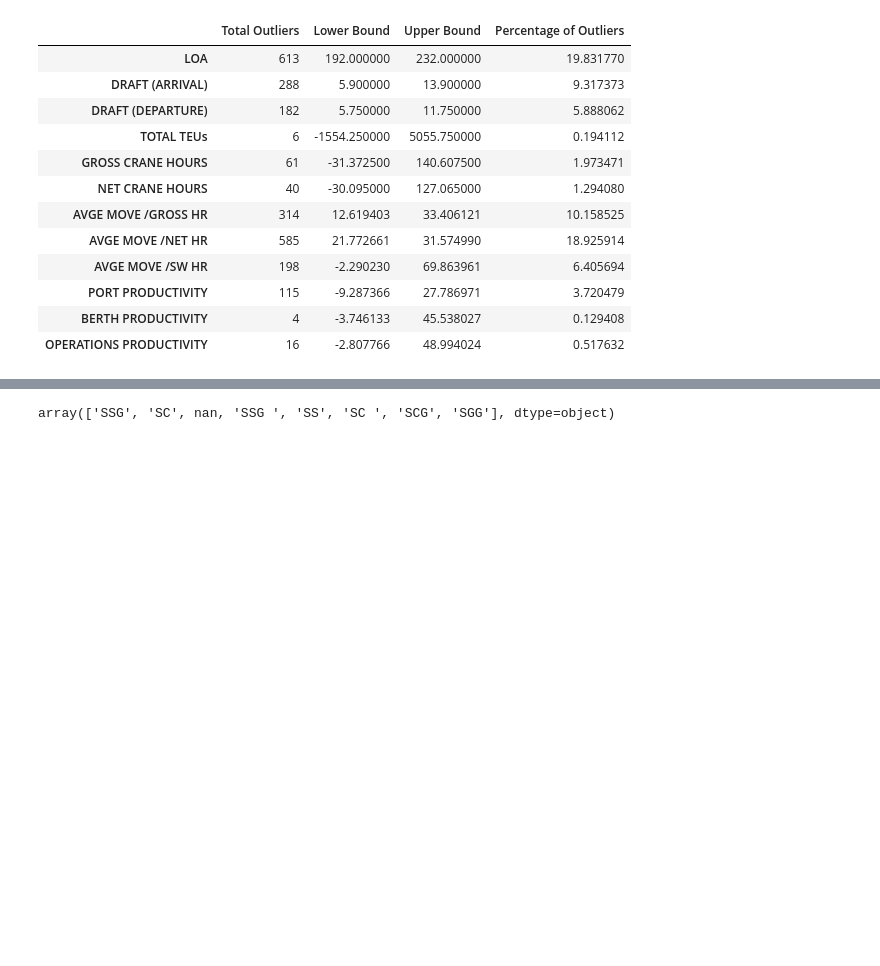
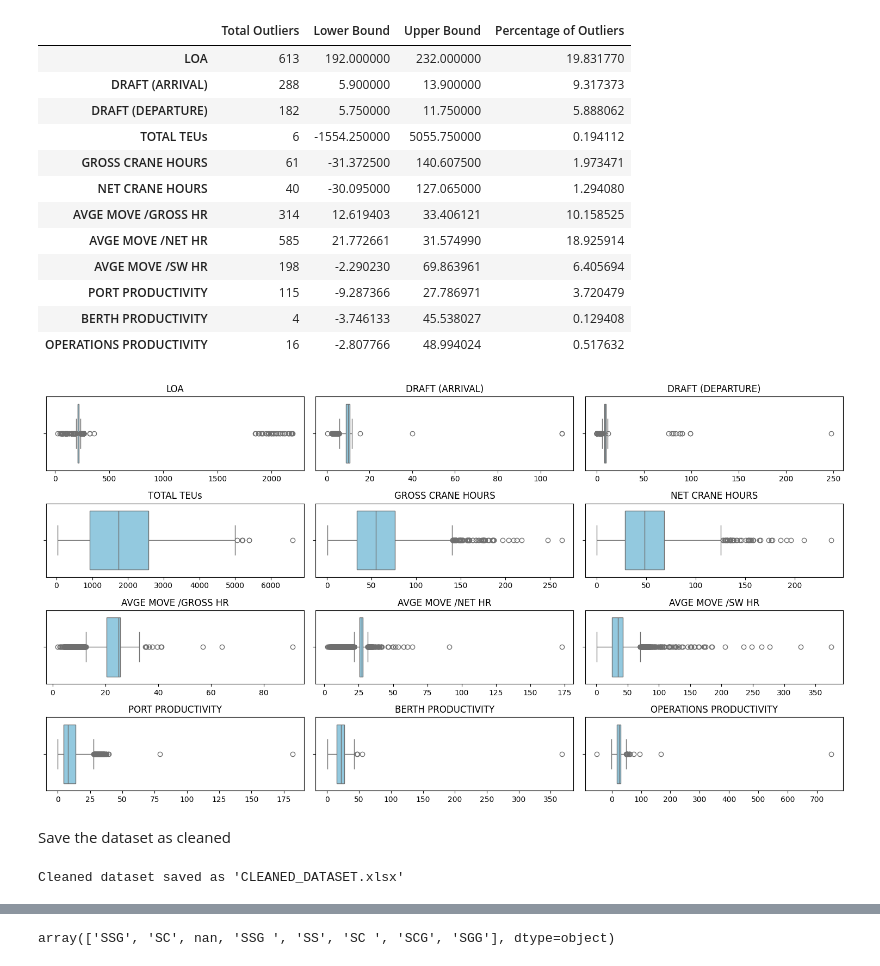
Before and after one commit to Athman-Athman/RESEARCH, a Jupyter notebook: RESEARCH_DATA_ANALYSIS_VTT_NOV_24.ipynb, the cells around one changed output, grey strips where cells are left out. Cells and saved outputs as stored; diff of their text form; code cells hidden in the pictures; blank space fills up the shorter version.

```diff
--- a/RESEARCH_DATA_ANALYSIS_VTT_NOV_24.ipynb
+++ b/RESEARCH_DATA_ANALYSIS_VTT_NOV_24.ipynb
@@ -296,3 +265,29 @@ display(outlier_summary)
 | PORT PRODUCTIVITY | 115 | -9.287366 | 27.786971 | 3.720479 |
 | BERTH PRODUCTIVITY | 4 | -3.746133 | 45.538027 | 0.129408 |
 | OPERATIONS PRODUCTIVITY | 16 | -2.807766 | 48.994024 | 0.517632 |
+# %%
+import matplotlib.pyplot as plt
+import seaborn as sns
+
+# Set up the figure for subplots
+plt.figure(figsize=(15, 8))
+
+# Loop through features and create a subplot for each
+for i, feature in enumerate(key_features, 1):
+    if feature in data.columns:
+        plt.subplot(4, 3, i)  # Adjust rows/columns as needed
+        sns.boxplot(x=data[feature], color='skyblue')
+        plt.title(f"{feature}")
+        plt.xlabel("")  # Remove x-labels
+plt.tight_layout()
+plt.show()
+# %% [output]
+[figure, added]
+# %% [markdown]
+Save the dataset as cleaned
+# %%
+# Save the cleaned dataset to a new Excel file
+data.to_excel("CLEANED_DATASET.xlsx", index=False)
+print("Cleaned dataset saved as 'CLEANED_DATASET.xlsx'")
+# %% [output]
+Cleaned dataset saved as 'CLEANED_DATASET.xlsx'
```
Also changed, not shown: parts of 18 cells of this notebook.
